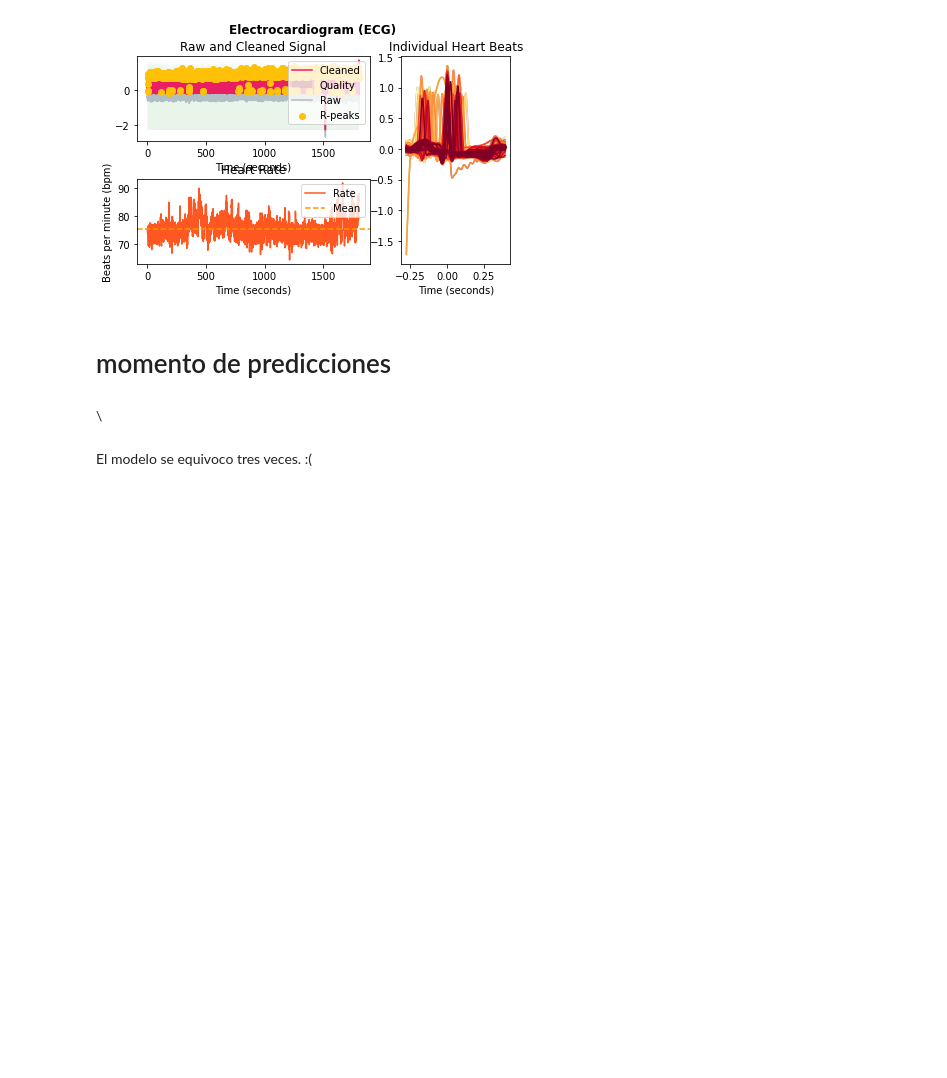
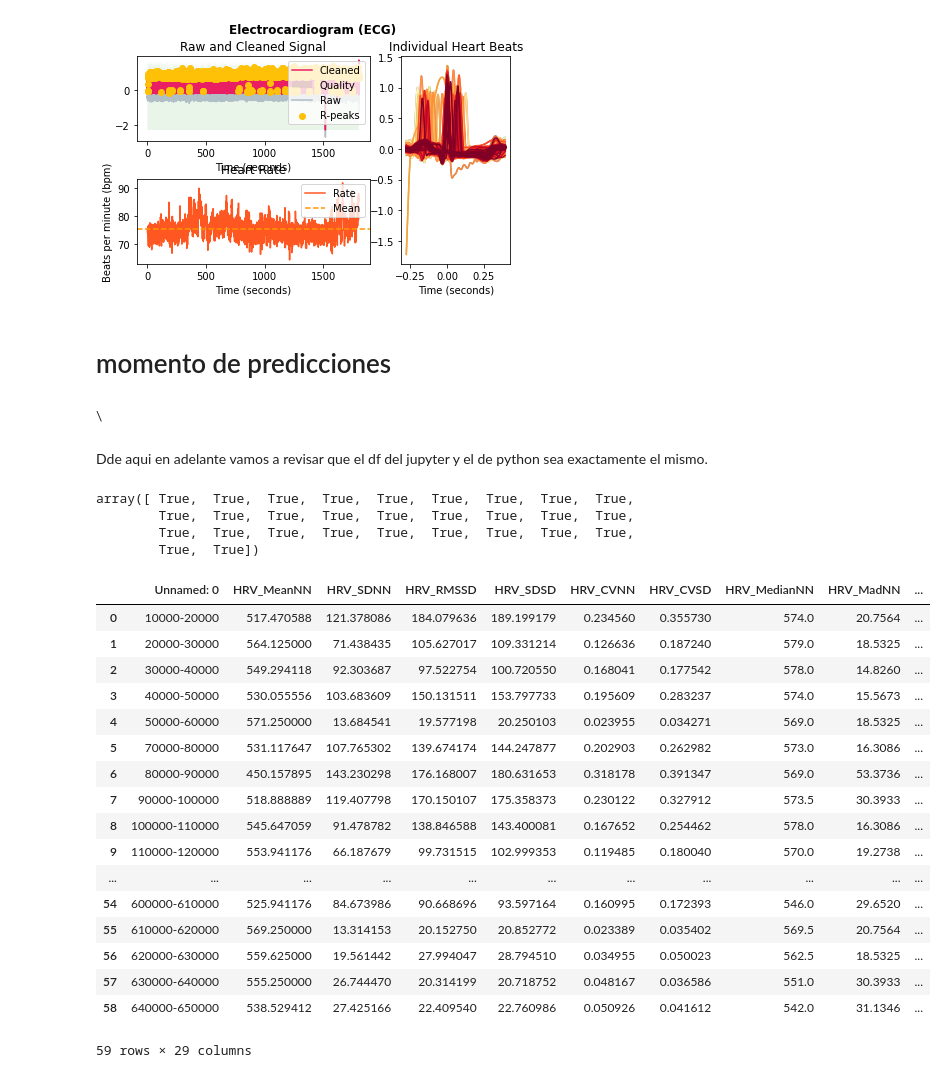
Before and after one commit to ReggieScript/ECG_arrythmia_detection, a Jupyter notebook: jupyter playground/revision_de_eeg.ipynb, the cells around one changed output. Cells and saved outputs as stored; diff of their text form; code cells hidden in the pictures; blank space fills up the shorter version.

```diff
--- a/jupyter playground/revision_de_eeg.ipynb
+++ b/jupyter playground/revision_de_eeg.ipynb
@@ -231,5 +231,3 @@ len(result)
 final_df["arrythmia"]= result
 # %%
 final_df.to_csv("final.csv")
-# %% [markdown]
-El modelo se equivoco tres veces. :(
@@ -238,0 +234,33 @@ print(abnormality_per)
+# %% [markdown]
+Dde aqui en adelante vamos a revisar que el df del jupyter y el de python sea exactamente el mismo.
+# %%
+jupy_df = pd.read_csv("jupyter_result.csv")
+py_df = pd.read_csv(r"C:\Users\reegi\Documents\TEC\10S\Proyecto Integrador\result_from_py.csv")
+# %%
+py_df.columns == jupy_df.columns
+# %% [output]
+array([ True,  True,  True,  True,  True,  True,  True,  True,  True,
+        True,  True,  True,  True,  True,  True,  True,  True,  True,
+        True,  True,  True,  True,  True,  True,  True,  True,  True,
+        True,  True])
+# %%
+py_df.sort_index()
+# %% [output]
+|  | Unnamed: 0 | HRV_MeanNN | HRV_SDNN | HRV_RMSSD | HRV_SDSD | HRV_CVNN | HRV_CVSD | HRV_MedianNN | HRV_MadNN | ... |
+| 0 | 10000-20000 | 517.470588 | 121.378086 | 184.079636 | 189.199179 | 0.234560 | 0.355730 | 574.0 | 20.7564 | ... |
+| 1 | 20000-30000 | 564.125000 | 71.438435 | 105.627017 | 109.331214 | 0.126636 | 0.187240 | 579.0 | 18.5325 | ... |
+| 2 | 30000-40000 | 549.294118 | 92.303687 | 97.522754 | 100.720550 | 0.168041 | 0.177542 | 578.0 | 14.8260 | ... |
+| 3 | 40000-50000 | 530.055556 | 103.683609 | 150.131511 | 153.797733 | 0.195609 | 0.283237 | 574.0 | 15.5673 | ... |
+| 4 | 50000-60000 | 571.250000 | 13.684541 | 19.577198 | 20.250103 | 0.023955 | 0.034271 | 569.0 | 18.5325 | ... |
+| 5 | 70000-80000 | 531.117647 | 107.765302 | 139.674174 | 144.247877 | 0.202903 | 0.262982 | 573.0 | 16.3086 | ... |
+| 6 | 80000-90000 | 450.157895 | 143.230298 | 176.168007 | 180.631653 | 0.318178 | 0.391347 | 569.0 | 53.3736 | ... |
+| 7 | 90000-100000 | 518.888889 | 119.407798 | 170.150107 | 175.358373 | 0.230122 | 0.327912 | 573.5 | 30.3933 | ... |
+| 8 | 100000-110000 | 545.647059 | 91.478782 | 138.846588 | 143.400081 | 0.167652 | 0.254462 | 578.0 | 16.3086 | ... |
+| 9 | 110000-120000 | 553.941176 | 66.187679 | 99.731515 | 102.999353 | 0.119485 | 0.180040 | 570.0 | 19.2738 | ... |
+| ... | ... | ... | ... | ... | ... | ... | ... | ... | ... | ... |
+| 54 | 600000-610000 | 525.941176 | 84.673986 | 90.668696 | 93.597164 | 0.160995 | 0.172393 | 546.0 | 29.6520 | ... |
+| 55 | 610000-620000 | 569.250000 | 13.314153 | 20.152750 | 20.852772 | 0.023389 | 0.035402 | 569.5 | 20.7564 | ... |
+| 56 | 620000-630000 | 559.625000 | 19.561442 | 27.994047 | 28.794510 | 0.034955 | 0.050023 | 562.5 | 18.5325 | ... |
+| 57 | 630000-640000 | 555.250000 | 26.744470 | 20.314199 | 20.718752 | 0.048167 | 0.036586 | 551.0 | 30.3933 | ... |
+| 58 | 640000-650000 | 538.529412 | 27.425166 | 22.409540 | 22.760986 | 0.050926 | 0.041612 | 542.0 | 31.1346 | ... |
+59 rows × 29 columns
```
Also changed, not shown: parts of 1 cell of this notebook, 4 other files.
